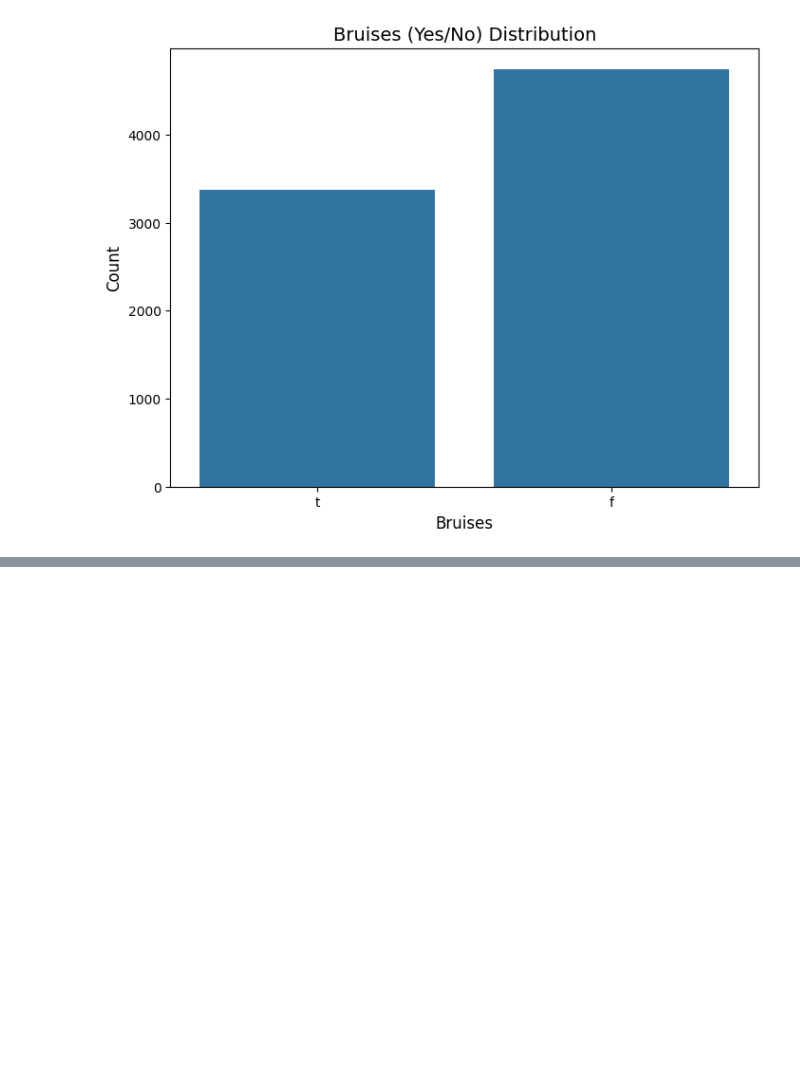
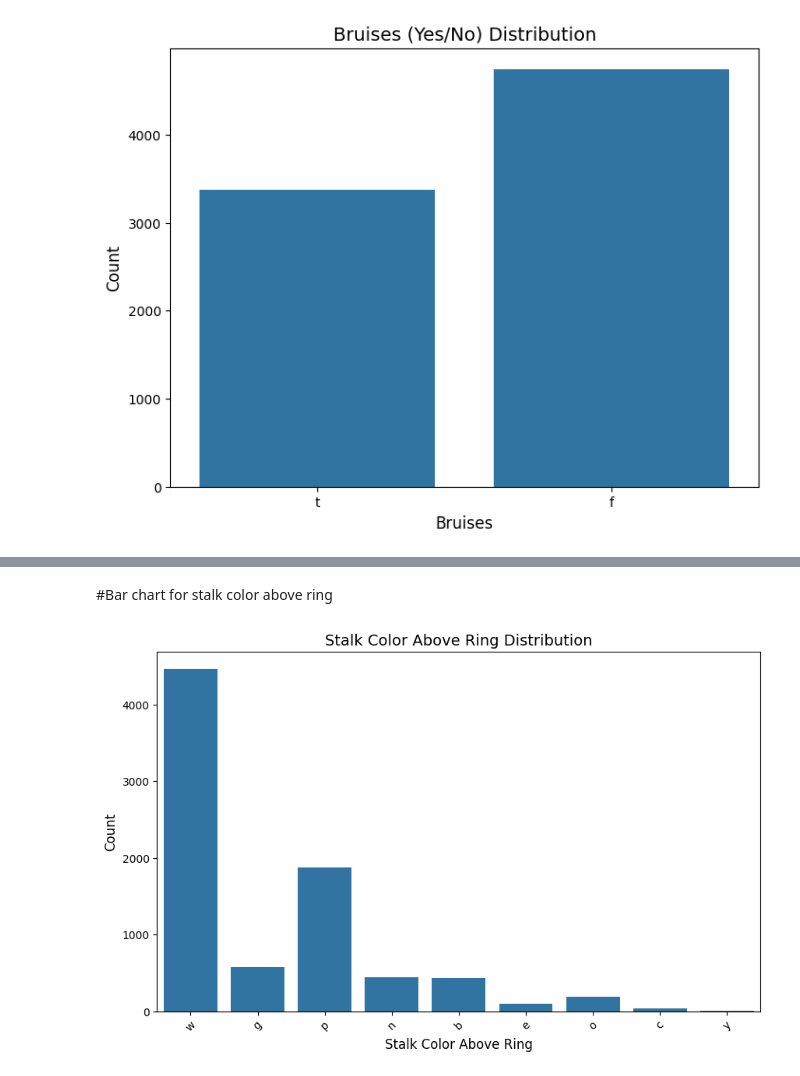
Before and after one commit to Shamiul-693/-Exploratory-Data-Analysis-and-Classification-Algorithms-on-Mushroom-Dataset, a Jupyter notebook: Exploratory_Data_Analysis_and_Classification_Algorithms_on_Mushroom_Dataset.ipynb, the cells around one changed output, grey strips where cells are left out. Cells and saved outputs as stored; diff of their text form; code cells hidden in the pictures; blank space fills up the shorter version.

```diff
--- a/Exploratory_Data_Analysis_and_Classification_Algorithms_on_Mushroom_Dataset.ipynb
+++ b/Exploratory_Data_Analysis_and_Classification_Algorithms_on_Mushroom_Dataset.ipynb
@@ -117,0 +153,12 @@ plt.show()
+# %% [markdown]
+#Bar chart for stalk color above ring
+# %%
+plt.figure(figsize=(10, 6))
+sns.countplot(x='stalk-color-above-ring', data=mushroom_data)
+plt.title('Stalk Color Above Ring Distribution', fontsize=14)
+plt.xlabel('Stalk Color Above Ring', fontsize=12)
+plt.ylabel('Count', fontsize=12)
+plt.xticks(rotation=45)
+plt.show()
+# %% [output]
+[figure, added]
```
Also changed, not shown: parts of 10 cells of this notebook.
